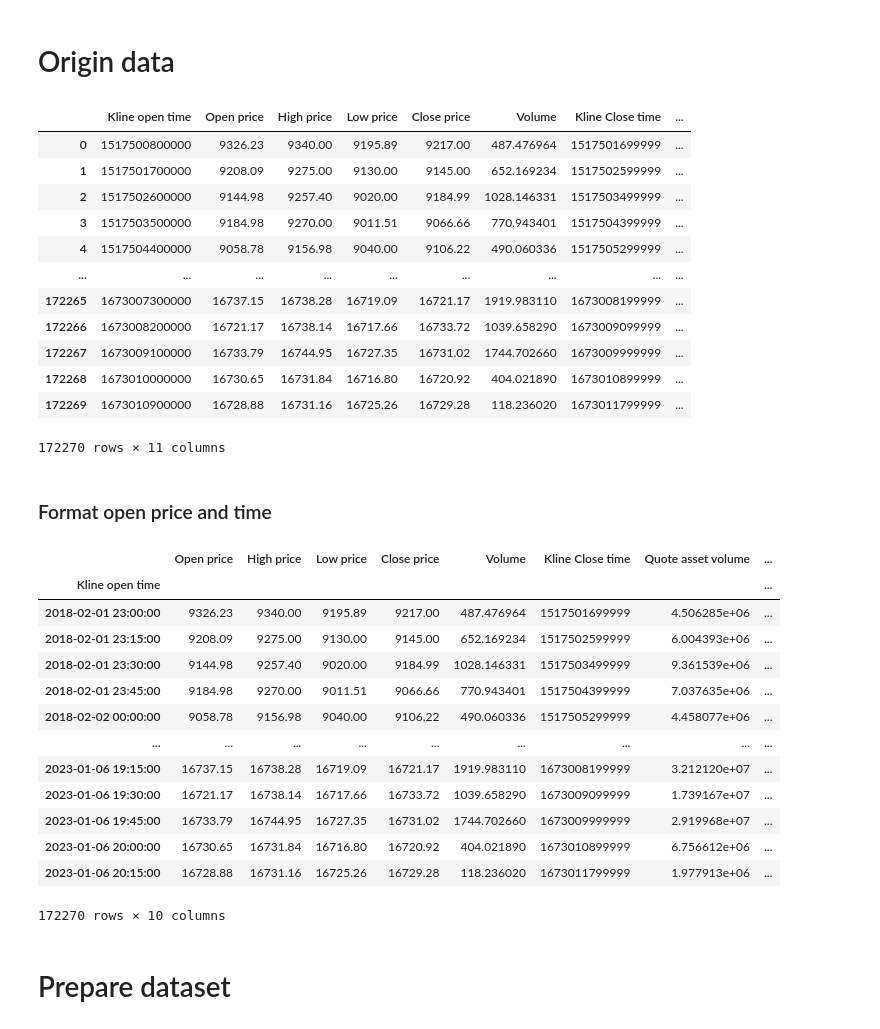
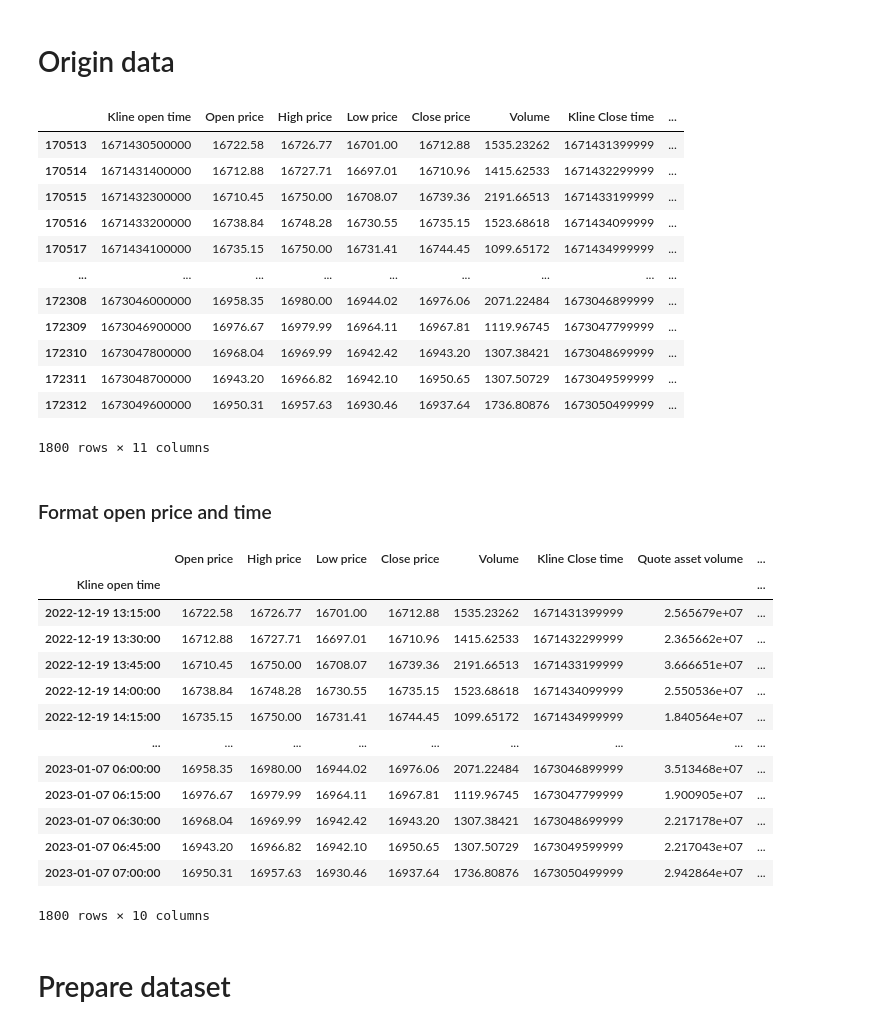
Before and after one commit to nhatruong1009/CryptoPrediction, a Jupyter notebook: src/modelling/predict_price.ipynb, the cells around one changed output. Saved outputs shown, nothing was run; the diff lists cells and outputs as text; code cells hidden in the pictures.

```diff
--- a/src/modelling/predict_price.ipynb
+++ b/src/modelling/predict_price.ipynb
@@ -24,21 +24,22 @@ PERIOD = "15m"
 # Origin data
 # %%
 pd_df = pd.read_csv(f"../../datastore/price/{symbol}_{PERIOD}.csv")
+pd_df = pd_df.iloc[-1800:]
 pd_df
 # %% [output]
 |  | Kline open time | Open price | High price | Low price | Close price | Volume | Kline Close time | ... |
-| 0 | 1517500800000 | 9326.23 | 9340.00 | 9195.89 | 9217.00 | 487.476964 | 1517501699999 | ... |
-| 1 | 1517501700000 | 9208.09 | 9275.00 | 9130.00 | 9145.00 | 652.169234 | 1517502599999 | ... |
-| 2 | 1517502600000 | 9144.98 | 9257.40 | 9020.00 | 9184.99 | 1028.146331 | 1517503499999 | ... |
-| 3 | 1517503500000 | 9184.98 | 9270.00 | 9011.51 | 9066.66 | 770.943401 | 1517504399999 | ... |
-| 4 | 1517504400000 | 9058.78 | 9156.98 | 9040.00 | 9106.22 | 490.060336 | 1517505299999 | ... |
+| 170513 | 1671430500000 | 16722.58 | 16726.77 | 16701.00 | 16712.88 | 1535.23262 | 1671431399999 | ... |
+| 170514 | 1671431400000 | 16712.88 | 16727.71 | 16697.01 | 16710.96 | 1415.62533 | 1671432299999 | ... |
+| 170515 | 1671432300000 | 16710.45 | 16750.00 | 16708.07 | 16739.36 | 2191.66513 | 1671433199999 | ... |
+| 170516 | 1671433200000 | 16738.84 | 16748.28 | 16730.55 | 16735.15 | 1523.68618 | 1671434099999 | ... |
+| 170517 | 1671434100000 | 16735.15 | 16750.00 | 16731.41 | 16744.45 | 1099.65172 | 1671434999999 | ... |
 | ... | ... | ... | ... | ... | ... | ... | ... | ... |
-| 172265 | 1673007300000 | 16737.15 | 16738.28 | 16719.09 | 16721.17 | 1919.983110 | 1673008199999 | ... |
-| 172266 | 1673008200000 | 16721.17 | 16738.14 | 16717.66 | 16733.72 | 1039.658290 | 1673009099999 | ... |
-| 172267 | 1673009100000 | 16733.79 | 16744.95 | 16727.35 | 16731.02 | 1744.702660 | 1673009999999 | ... |
-| 172268 | 1673010000000 | 16730.65 | 16731.84 | 16716.80 | 16720.92 | 404.021890 | 1673010899999 | ... |
-| 172269 | 1673010900000 | 16728.88 | 16731.16 | 16725.26 | 16729.28 | 118.236020 | 1673011799999 | ... |
+| 172308 | 1673046000000 | 16958.35 | 16980.00 | 16944.02 | 16976.06 | 2071.22484 | 1673046899999 | ... |
+| 172309 | 1673046900000 | 16976.67 | 16979.99 | 16964.11 | 16967.81 | 1119.96745 | 1673047799999 | ... |
+| 172310 | 1673047800000 | 16968.04 | 16969.99 | 16942.42 | 16943.20 | 1307.38421 | 1673048699999 | ... |
+| 172311 | 1673048700000 | 16943.20 | 16966.82 | 16942.10 | 16950.65 | 1307.50729 | 1673049599999 | ... |
+| 172312 | 1673049600000 | 16950.31 | 16957.63 | 16930.46 | 16937.64 | 1736.80876 | 1673050499999 | ... |
-172270 rows × 11 columns
+1800 rows × 11 columns
 # %% [markdown]
 ### Format open price and time
 # %%
@@ -49,16 +50,16 @@ pd_df
 # %% [output]
 |  | Open price | High price | Low price | Close price | Volume | Kline Close time | Quote asset volume | ... |
 | Kline open time |  |  |  |  |  |  |  | ... |
-| 2018-02-01 23:00:00 | 9326.23 | 9340.00 | 9195.89 | 9217.00 | 487.476964 | 1517501699999 | 4.506285e+06 | ... |
-| 2018-02-01 23:15:00 | 9208.09 | 9275.00 | 9130.00 | 9145.00 | 652.169234 | 1517502599999 | 6.004393e+06 | ... |
-| 2018-02-01 23:30:00 | 9144.98 | 9257.40 | 9020.00 | 9184.99 | 1028.146331 | 1517503499999 | 9.361539e+06 | ... |
-| 2018-02-01 23:45:00 | 9184.98 | 9270.00 | 9011.51 | 9066.66 | 770.943401 | 1517504399999 | 7.037635e+06 | ... |
-| 2018-02-02 00:00:00 | 9058.78 | 9156.98 | 9040.00 | 9106.22 | 490.060336 | 1517505299999 | 4.458077e+06 | ... |
+| 2022-12-19 13:15:00 | 16722.58 | 16726.77 | 16701.00 | 16712.88 | 1535.23262 | 1671431399999 | 2.565679e+07 | ... |
+| 2022-12-19 13:30:00 | 16712.88 | 16727.71 | 16697.01 | 16710.96 | 1415.62533 | 1671432299999 | 2.365662e+07 | ... |
+| 2022-12-19 13:45:00 | 16710.45 | 16750.00 | 16708.07 | 16739.36 | 2191.66513 | 1671433199999 | 3.666651e+07 | ... |
+| 2022-12-19 14:00:00 | 16738.84 | 16748.28 | 16730.55 | 16735.15 | 1523.68618 | 1671434099999 | 2.550536e+07 | ... |
+| 2022-12-19 14:15:00 | 16735.15 | 16750.00 | 16731.41 | 16744.45 | 1099.65172 | 1671434999999 | 1.840564e+07 | ... |
 | ... | ... | ... | ... | ... | ... | ... | ... | ... |
-| 2023-01-06 19:15:00 | 16737.15 | 16738.28 | 16719.09 | 16721.17 | 1919.983110 | 1673008199999 | 3.212120e+07 | ... |
-| 2023-01-06 19:30:00 | 16721.17 | 16738.14 | 16717.66 | 16733.72 | 1039.658290 | 1673009099999 | 1.739167e+07 | ... |
-| 2023-01-06 19:45:00 | 16733.79 | 16744.95 | 16727.35 | 16731.02 | 1744.702660 | 1673009999999 | 2.919968e+07 | ... |
-| 2023-01-06 20:00:00 | 16730.65 | 16731.84 | 16716.80 | 16720.92 | 404.021890 | 1673010899999 | 6.756612e+06 | ... |
-| 2023-01-06 20:15:00 | 16728.88 | 16731.16 | 16725.26 | 16729.28 | 118.236020 | 1673011799999 | 1.977913e+06 | ... |
+| 2023-01-07 06:00:00 | 16958.35 | 16980.00 | 16944.02 | 16976.06 | 2071.22484 | 1673046899999 | 3.513468e+07 | ... |
+| 2023-01-07 06:15:00 | 16976.67 | 16979.99 | 16964.11 | 16967.81 | 1119.96745 | 1673047799999 | 1.900905e+07 | ... |
+| 2023-01-07 06:30:00 | 16968.04 | 16969.99 | 16942.42 | 16943.20 | 1307.38421 | 1673048699999 | 2.217178e+07 | ... |
+| 2023-01-07 06:45:00 | 16943.20 | 16966.82 | 16942.10 | 16950.65 | 1307.50729 | 1673049599999 | 2.217043e+07 | ... |
+| 2023-01-07 07:00:00 | 16950.31 | 16957.63 | 16930.46 | 16937.64 | 1736.80876 | 1673050499999 | 2.942864e+07 | ... |
-172270 rows × 10 columns
+1800 rows × 10 columns
 # %%
```
Also changed, not shown: parts of 13 cells of this notebook.
